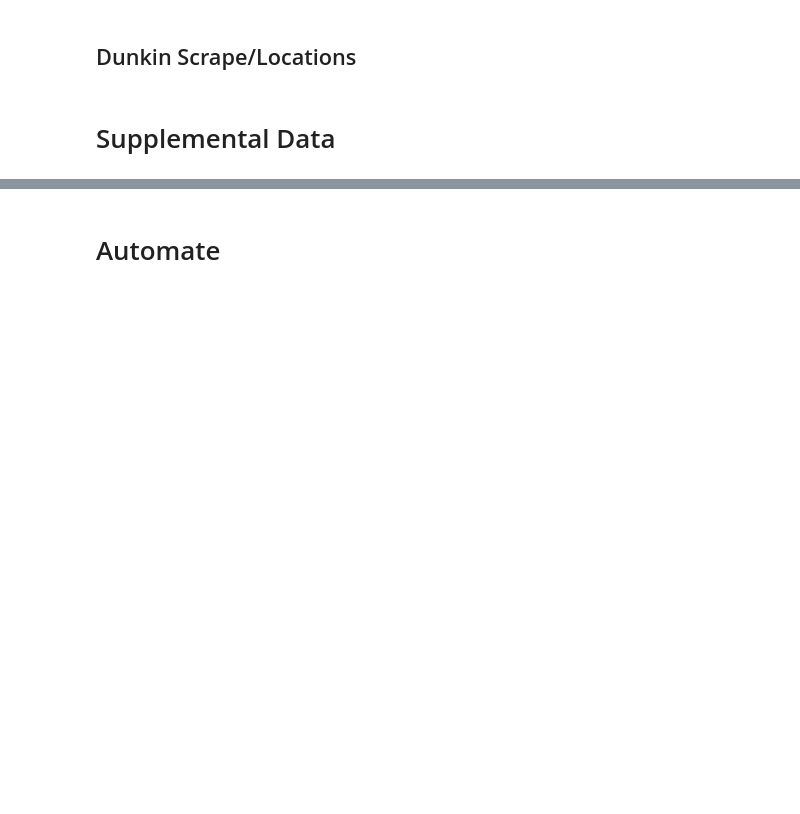
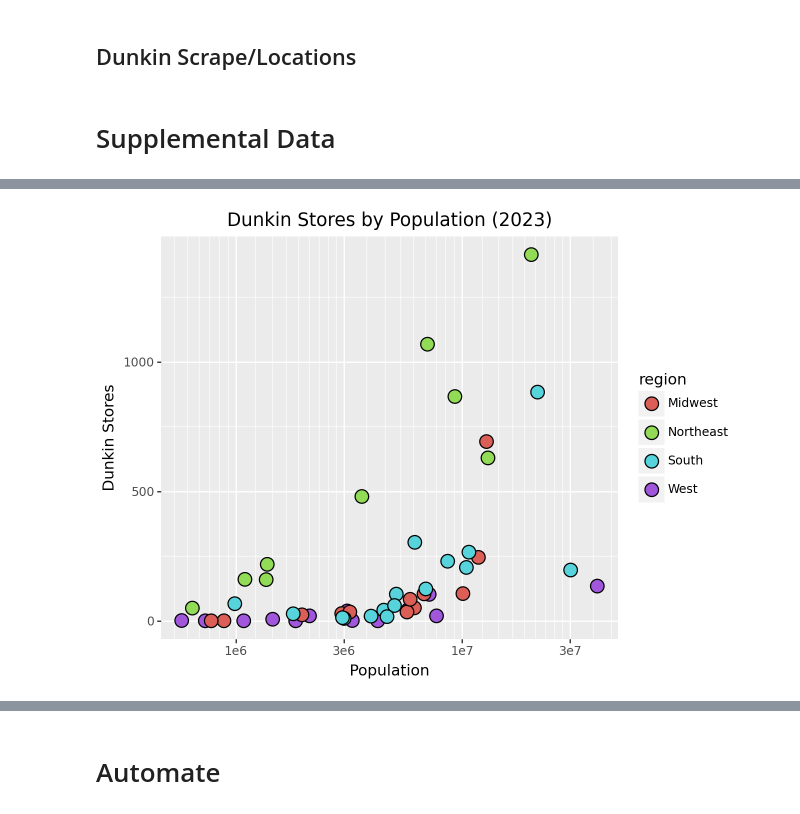
Before and after one commit to hblinken/GSB-544, a Jupyter notebook: Week 4/Lab 4.ipynb, the cells around one changed output, grey strips where cells are left out. Drawn from its saved outputs; the diff is of its cells as text; code cells hidden in the pictures; blank space fills up the shorter version.

```diff
--- a/Week 4/Lab 4.ipynb
+++ b/Week 4/Lab 4.ipynb
@@ -252,0 +261,7 @@ This shows that Starbucks focuses mostly on the west and specifically California
+# %%
+print((ggplot(coffee_2023, aes(x='Population', y='dunkin_locs', fill='region')) +
+    geom_point(size=5) +
+    labs(title="Dunkin Stores by Population (2023)", x="Population", y="Dunkin Stores") +
+    scale_x_log10()))
+# %% [output]
+[figure, added]
```
Also changed, not shown: parts of 49 cells of this notebook, 2 other files.
